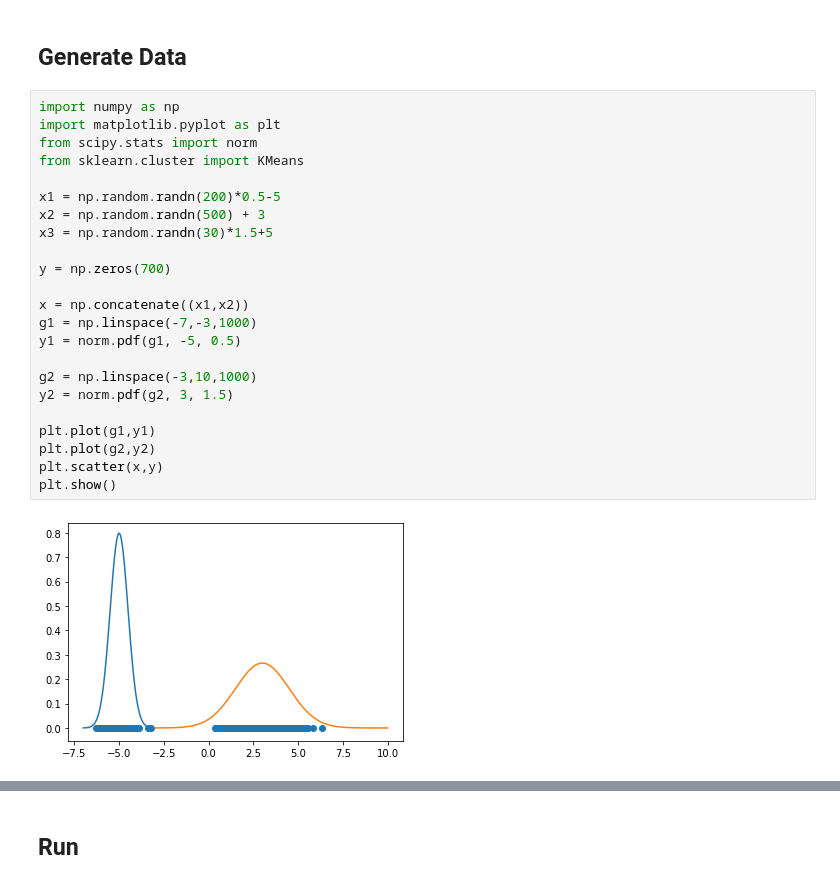
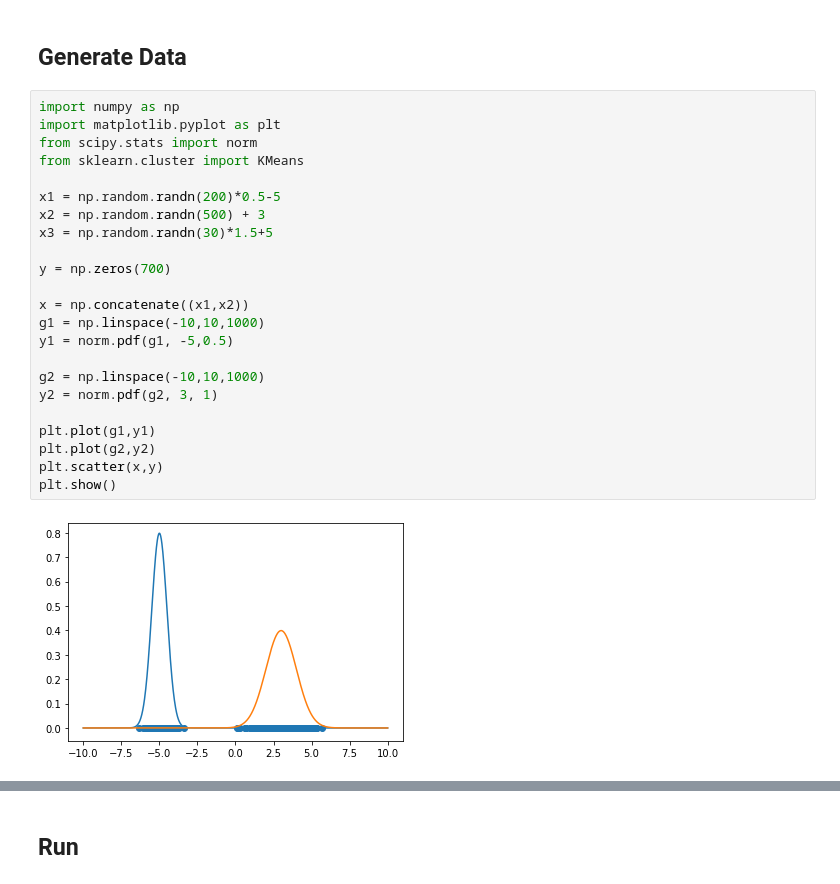
Before and after one commit to 44REAM/AI_mahidol, a Jupyter notebook: week2.ipynb, the cells around one changed output, grey strips where cells are left out. Saved outputs shown, nothing was run; the diff lists cells and outputs as text.

```diff
--- a/week2.ipynb
+++ b/week2.ipynb
@@ -212,28 +212,28 @@ $$N_k = \sum_i q(z_i =k)$$
 # %%
 import numpy as np
 import matplotlib.pyplot as plt
 from scipy.stats import norm
 from sklearn.cluster import KMeans
 
 x1 = np.random.randn(200)*0.5-5
 x2 = np.random.randn(500) + 3
 x3 = np.random.randn(30)*1.5+5
 
 y = np.zeros(700)
 
 x = np.concatenate((x1,x2))
-g1 = np.linspace(-7,-3,1000)
-y1 = norm.pdf(g1, -5, 0.5)
+g1 = np.linspace(-10,10,1000)
+y1 = norm.pdf(g1, -5,0.5)
 
-g2 = np.linspace(-3,10,1000)
-y2 = norm.pdf(g2, 3, 1.5)
+g2 = np.linspace(-10,10,1000)
+y2 = norm.pdf(g2, 3, 1)
 
 plt.plot(g1,y1)
 plt.plot(g2,y2)
 plt.scatter(x,y)
 plt.show()
 # %% [output]
-[figure, old version]
+[figure, new version]
 # %%
 # It is better if you initialize with K-mean first to help GMM convert faster
 def initialize(cluster):
```
Also changed, not shown: parts of 2 cells of this notebook.
